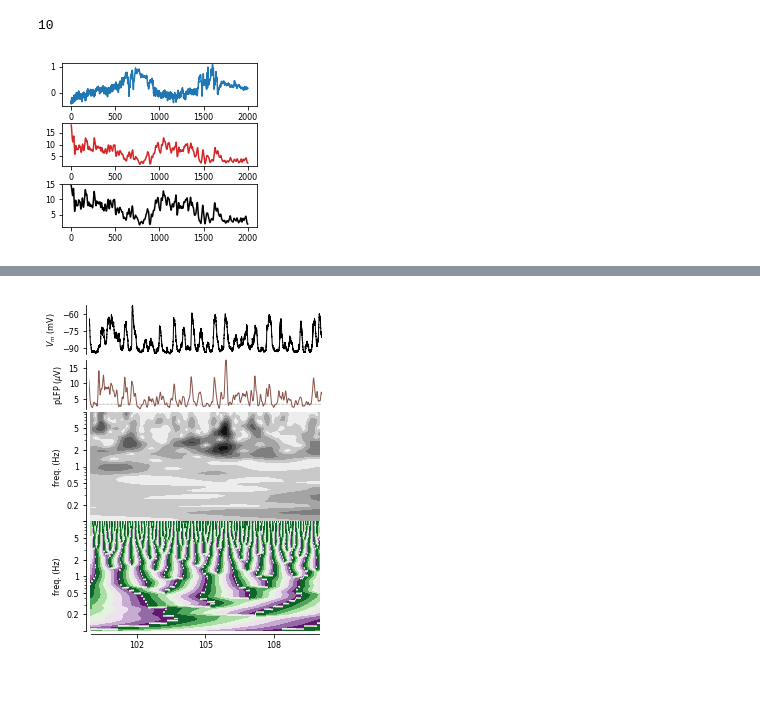
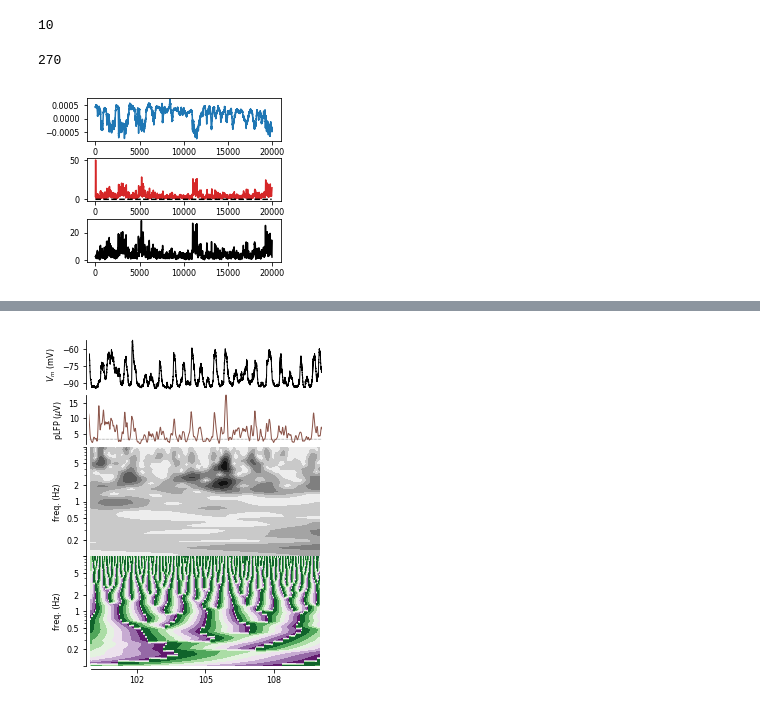
Before and after one commit to yzerlaut/NSI-paper, a Jupyter notebook: Notebook.ipynb, the cells around one changed output, grey strips where cells are left out. Saved outputs shown, nothing was run; the diff lists cells and outputs as text; code cells hidden in the pictures.

```diff
--- a/Notebook.ipynb
+++ b/Notebook.ipynb
@@ -739,9 +739,10 @@ dt = t[1]-t[0]
 new_dt = 5e-4 # 10kHz sampling
 idt = int(new_dt/dt)
 print(idt)
-cond = (t>170) & (t<180)
-Signal = Extra[cond][::idt] # subsampling
-np.savetxt('/Users/yzerlaut/DATA/Awake_LFP_sample.dat', Signal, fmt='%.6e')
+# cond = (t>120) & (t<200)
+cond = (t>160) & (t<170)
+Signal = 1e-3*Extra[cond][::idt] # subsampling and in V
+#np.savetxt('/Users/yzerlaut/DATA/Awake_LFP_sample.dat', Signal, fmt='%.7e')
 # %% [output]
 10
 # %%
@@ -751,6 +752,8 @@ freq = 200. # Hz
 w0 = 6.
 Tmax = 2**.5 * (w0/(np.pi*freq))
 N_length_wvlt = int(2*Tmax/new_dt)
+Slow_Time_Scale = 20e-3
+ist = int(Slow_Time_Scale/new_dt)
 
 def new_Morlet_Wavelet_TF(real, imag, X, it, f, new_dt, N):
     n = (w0/2./np.sqrt(2.*np.pi)/f)*(1.+np.exp(-w0**2./2.))
@@ -759,10 +762,12 @@ def new_Morlet_Wavelet_TF(real, imag, X, it, f, new_dt, N):
     imag += -X*wv*np.sin(2. * np.pi * f * (it-N/2) * new_dt)/n*new_dt
     return real, imag
 
-LFP_vector = np.zeros(N_length_wvlt)
+# LFP_vector = np.zeros(N_length_wvlt)
+LFP_vector = np.zeros(1000)
 WT = 0*Signal
 
-mean_LFP_last = 0
+mean_LFP_last, mean_pLFP = 0, 0
+TT, PLFP = [], []
 for i in np.arange(len(Signal)):
     wvlt_tf, mean_LFP_new = 0, 0
     real, imag = 0, 0
@@ -772,17 +777,32 @@ for i in np.arange(len(Signal)):
                                            LFP_vector[j]-mean_LFP_last,
                                            j, freq, new_dt, N_length_wvlt)
         mean_LFP_new += LFP_vector[j]/N_length_wvlt
+
     LFP_vector[0] = Signal[i] # and we take the last recorded value
     mean_LFP_last = mean_LFP_new
     # # we store its norm
     WT[i] = np.sqrt(real**2+imag**2)
+    mean_pLFP += WT[i]/ist
+    if (i%ist==0):
+        PLFP.append(mean_pLFP)
+        TT.append(i)
+        mean_pLFP = 0
+# %%
+freq = 200. # Hz
+w0 = 6.
+Tmax = 2**.5 * (w0/(np.pi*freq))
+N_length_wvlt = int(2*Tmax/new_dt)
+print(N_length_wvlt)
+# %% [output]
+270
 # %%
 coefs = my_cwt(Signal, [freq], new_dt)
 amp = np.abs(coefs)
 # %%
 fig, AX = figure(axes=(3,1), figsize=(.5,.3))
-AX[0][0].plot(Signal[::10]);
-AX[1][0].plot(1e3*gaussian_smoothing(WT[::10], 5), color=Red);
-AX[2][0].plot(1e3*gaussian_smoothing(amp[0,:][::10], 5), color='k');
+AX[0][0].plot(Signal);
+AX[1][0].plot(1e6*gaussian_smoothing(WT, 5), color=Red);
+AX[1][0].plot(TT, 1e3*np.array(PLFP), 'k--')
+AX[2][0].plot(1e6*gaussian_smoothing(amp[0,:], 5), color='k');
 # %% [output]
-[figure, old version]
+[figure, new version]
```
Also changed, not shown: parts of 3 cells of this notebook.
